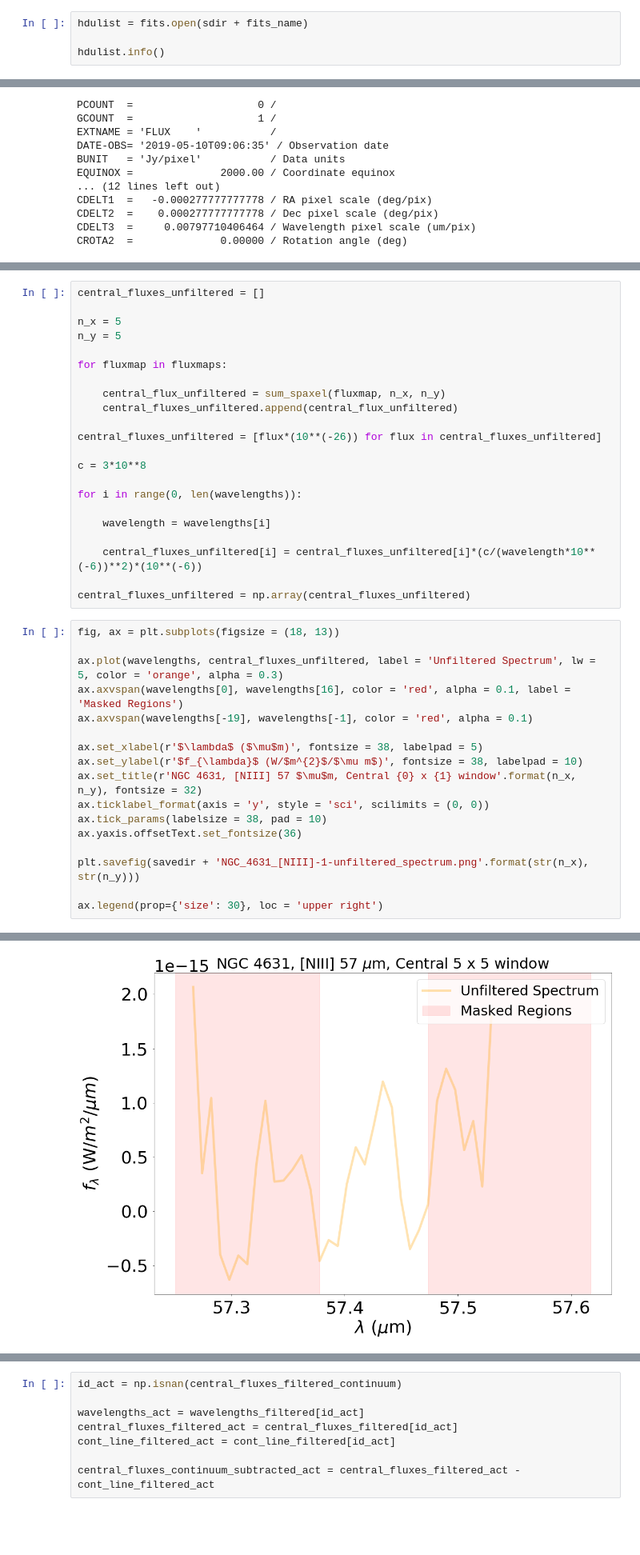
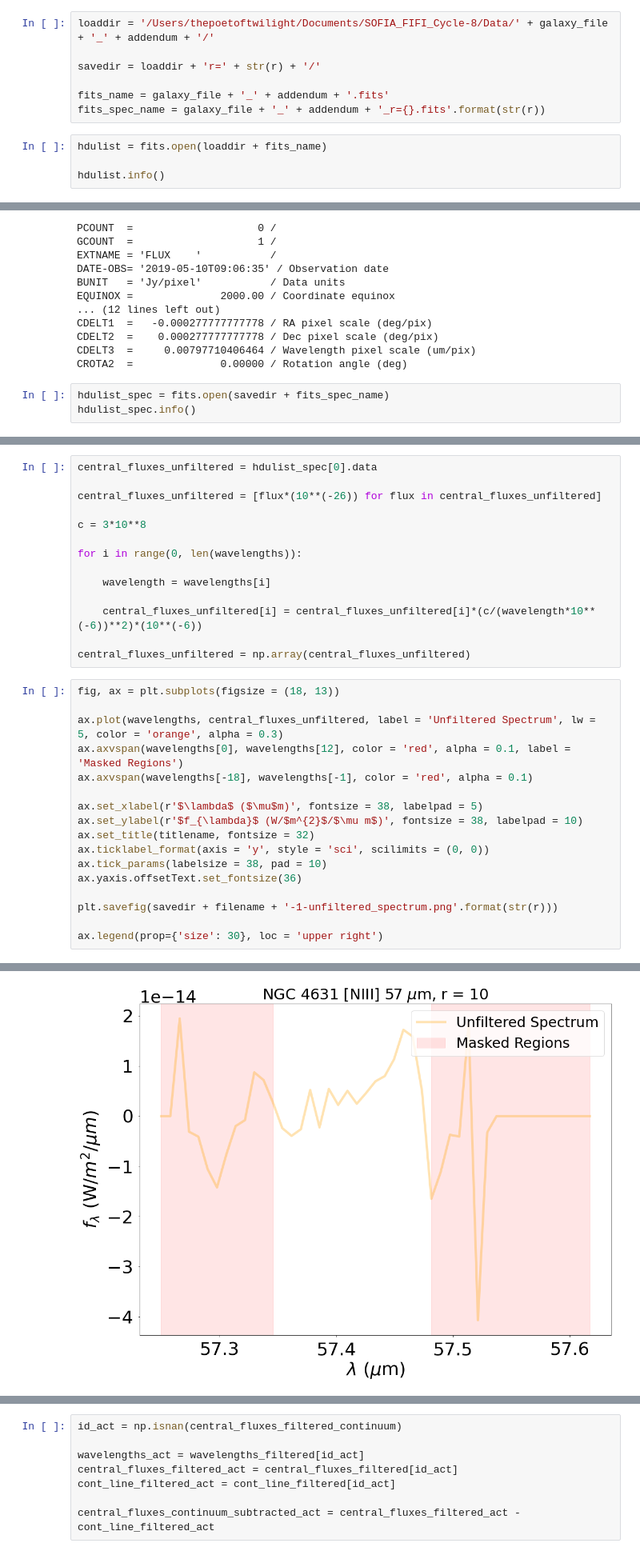
Before and after one commit to suyashk12/SOFIA_FIFI_Cycle-8, a Jupyter notebook: NGC_4631_[NIII].ipynb, the cells around one changed output, grey strips where cells are left out. Shown at 80% size. Drawn from its saved outputs; the diff is of its cells as text; blank space fills up the shorter version.

```diff
--- a/NGC_4631_[NIII].ipynb
+++ b/NGC_4631_[NIII].ipynb
@@ -17,5 +29,12 @@ fits_name = 'NGC_4631_sw_2.fits'
+# %%
+loaddir = '/Users/thepoetoftwilight/Documents/SOFIA_FIFI_Cycle-8/Data/' + galaxy_file + '_' + addendum + '/'
+
+savedir = loaddir + 'r=' + str(r) + '/'
+
+fits_name = galaxy_file + '_' + addendum + '.fits'
+fits_spec_name = galaxy_file + '_' + addendum + '_r={}.fits'.format(str(r))
 # %%
-hdulist = fits.open(sdir + fits_name)
+hdulist = fits.open(loaddir + fits_name)
 
 hdulist.info()
 # %% [output]
@@ -53,3 +72,6 @@ CDELT1  =   -0.000277777777778 / RA pixel scale (deg/pix)
 CDELT2  =    0.000277777777778 / Dec pixel scale (deg/pix)
 CDELT3  =     0.00797710406464 / Wavelength pixel scale (um/pix)
 CROTA2  =              0.00000 / Rotation angle (deg)
+# %%
+hdulist_spec = fits.open(savedir + fits_spec_name)
+hdulist_spec.info()
@@ -129,13 +105,5 @@ def sum_spaxel(fluxmap, k_x, k_y):
 # %%
-central_fluxes_unfiltered = []
-
-n_x = 5
-n_y = 5
-
-for fluxmap in fluxmaps:
-
-    central_flux_unfiltered = sum_spaxel(fluxmap, n_x, n_y)
-    central_fluxes_unfiltered.append(central_flux_unfiltered)
+central_fluxes_unfiltered = hdulist_spec[0].data
 
 central_fluxes_unfiltered = [flux*(10**(-26)) for flux in central_fluxes_unfiltered]
 
@@ -151,23 +119,23 @@ central_fluxes_unfiltered = np.array(central_fluxes_unfiltered)
 # %%
 fig, ax = plt.subplots(figsize = (18, 13))
 
 ax.plot(wavelengths, central_fluxes_unfiltered, label = 'Unfiltered Spectrum', lw = 5, color = 'orange', alpha = 0.3)
-ax.axvspan(wavelengths[0], wavelengths[16], color = 'red', alpha = 0.1, label = 'Masked Regions')
-ax.axvspan(wavelengths[-19], wavelengths[-1], color = 'red', alpha = 0.1)
+ax.axvspan(wavelengths[0], wavelengths[12], color = 'red', alpha = 0.1, label = 'Masked Regions')
+ax.axvspan(wavelengths[-18], wavelengths[-1], color = 'red', alpha = 0.1)
 
 ax.set_xlabel(r'$\lambda$ ($\mu$m)', fontsize = 38, labelpad = 5)
 ax.set_ylabel(r'$f_{\lambda}$ (W/$m^{2}$/$\mu m$)', fontsize = 38, labelpad = 10)
-ax.set_title(r'NGC 4631, [NIII] 57 $\mu$m, Central {0} x {1} window'.format(n_x, n_y), fontsize = 32)
+ax.set_title(titlename, fontsize = 32)
 ax.ticklabel_format(axis = 'y', style = 'sci', scilimits = (0, 0))
 ax.tick_params(labelsize = 38, pad = 10)
 ax.yaxis.offsetText.set_fontsize(36)
 
-plt.savefig(savedir + 'NGC_4631_[NIII]-1-unfiltered_spectrum.png'.format(str(n_x), str(n_y)))
+plt.savefig(savedir + filename + '-1-unfiltered_spectrum.png'.format(str(r)))
 
 ax.legend(prop={'size': 30}, loc = 'upper right')
 # %% [output]
 <matplotlib.legend.Legend at 0x...>
-[figure, old version]
+[figure, new version]
 # %%
 print(central_fluxes_unfiltered)
 # %% [output]
```
Also changed, not shown: parts of 19 cells of this notebook, 12 other files.
